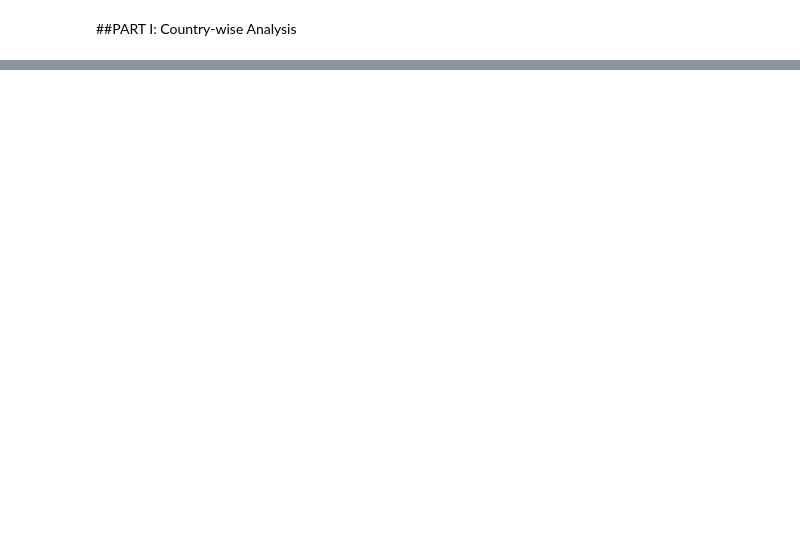
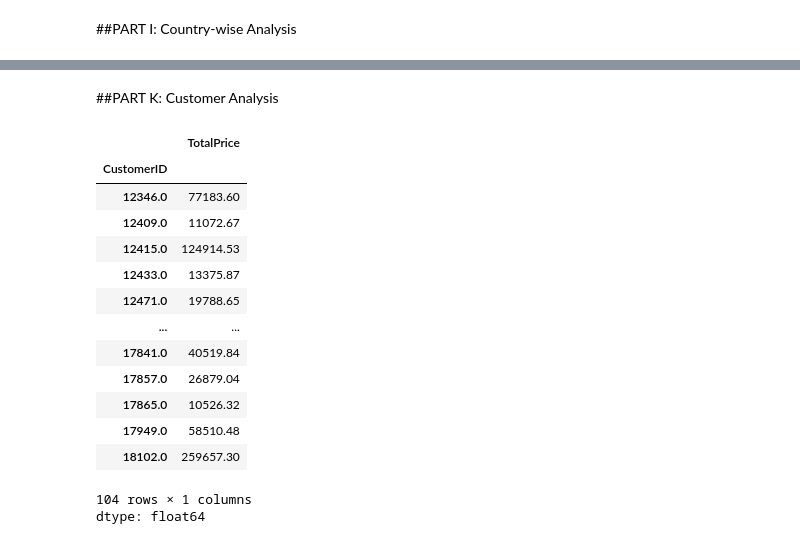
Before and after one commit to GadiReddemma5/DataAnalytics, a Jupyter notebook: projectPandas.ipynb, the cells around one changed output, grey strips where cells are left out. Saved outputs shown, nothing was run; the diff lists cells and outputs as text; code cells hidden in the pictures; blank space fills up the shorter version.

```diff
--- a/projectPandas.ipynb
+++ b/projectPandas.ipynb
@@ -411,0 +451,27 @@ WHITE HANGING HEART T-LIGHT HOLDER
+# %% [markdown]
+##PART K: Customer Analysis
+# %%
+customer_spending = retail.groupby("CustomerID")["TotalPrice"].sum()
+customer_spending.sort_values(ascending=False).head(20)
+cus=retail.groupby('CustomerID')['InvoiceNo'].nunique()
+avg_order_value_customer = (retail.groupby(["CustomerID", "InvoiceNo"])["TotalPrice"].sum()
+    .groupby("CustomerID").mean()
+)
+cus[cus==1]
+customer_spending[customer_spending>10000]
+# %% [output]
+|  | TotalPrice |
+| CustomerID |  |
+| 12346.0 | 77183.60 |
+| 12409.0 | 11072.67 |
+| 12415.0 | 124914.53 |
+| 12433.0 | 13375.87 |
+| 12471.0 | 19788.65 |
+| ... | ... |
+| 17841.0 | 40519.84 |
+| 17857.0 | 26879.04 |
+| 17865.0 | 10526.32 |
+| 17949.0 | 58510.48 |
+| 18102.0 | 259657.30 |
+104 rows × 1 columns
+dtype: float64
```
Also changed, not shown: parts of 15 cells of this notebook.
